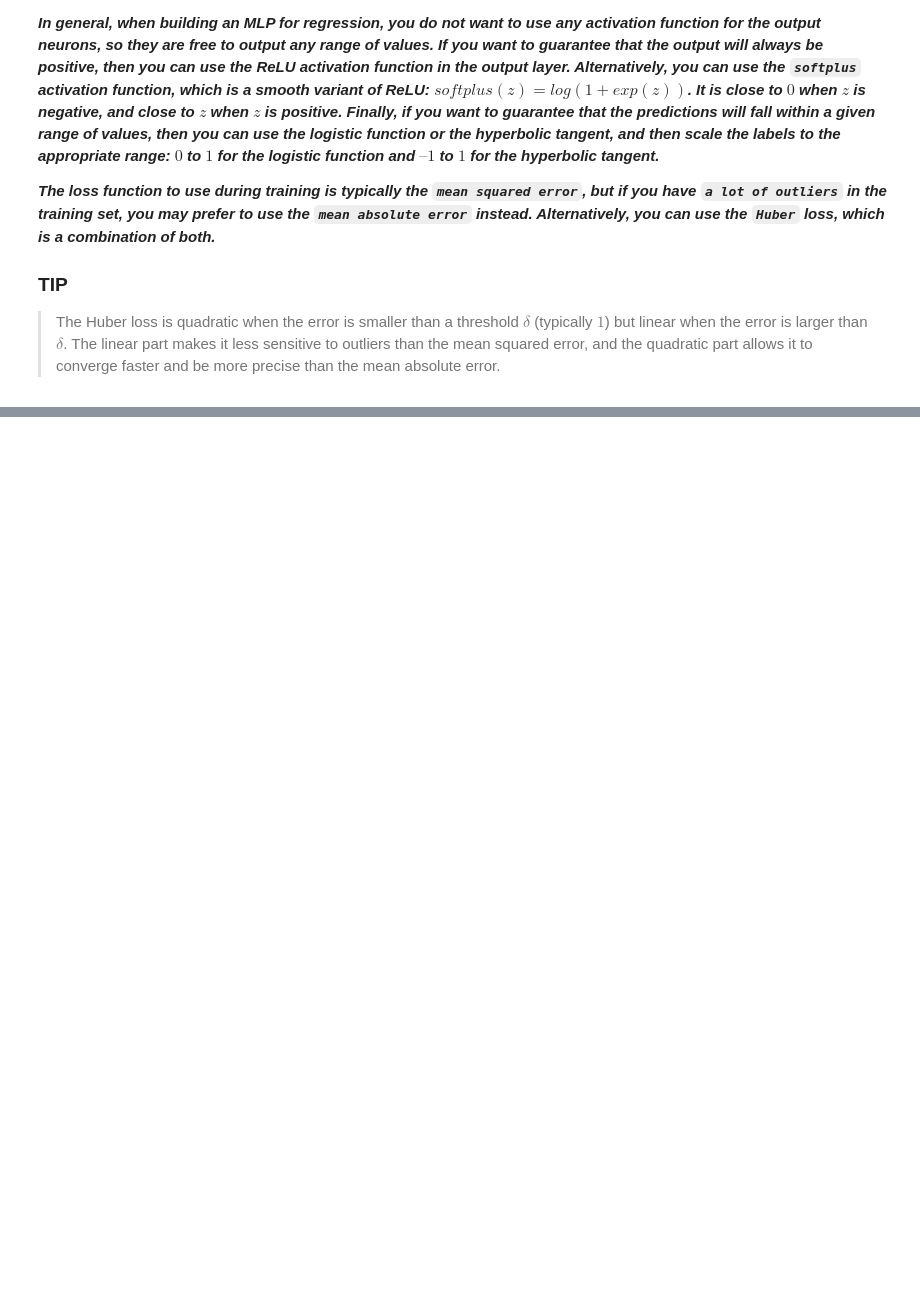
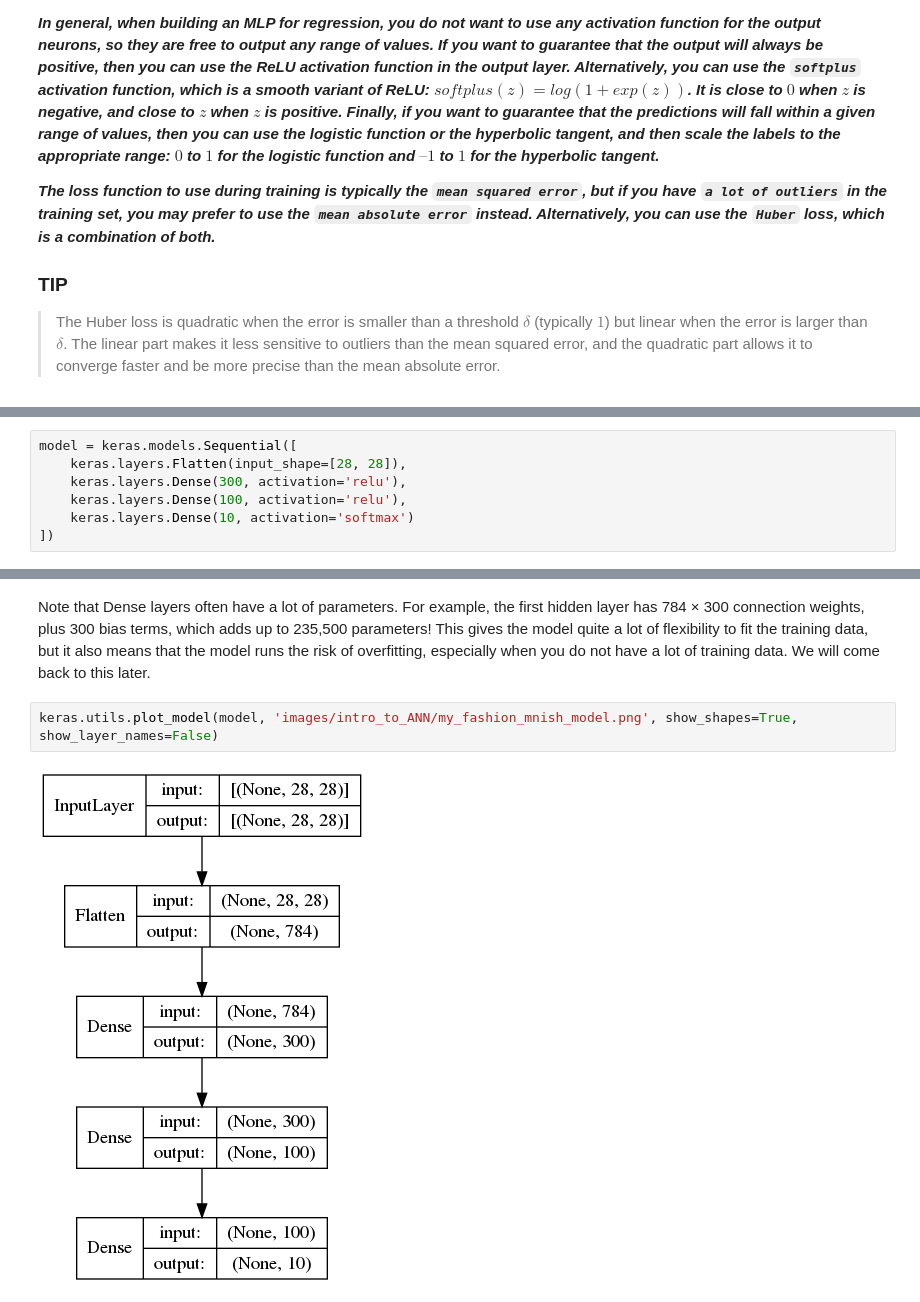
Before and after one commit to SachinGarg10/hands_on_ml_book_projects, a Jupyter notebook: ch10_Intro_to_ANN.ipynb, the cells around one changed output, grey strips where cells are left out. Cells and saved outputs as stored; diff of their text form; blank space fills up the shorter version.

```diff
--- a/ch10_Intro_to_ANN.ipynb
+++ b/ch10_Intro_to_ANN.ipynb
@@ -269,0 +430,7 @@ Regarding the loss function, since we are predicting probability distributions,
+# %%
+model = keras.models.Sequential([
+    keras.layers.Flatten(input_shape=[28, 28]),
+    keras.layers.Dense(300, activation='relu'),
+    keras.layers.Dense(100, activation='relu'),
+    keras.layers.Dense(10, activation='softmax')
+])
@@ -269,0 +458,6 @@ Regarding the loss function, since we are predicting probability distributions,
+# %% [markdown]
+Note that Dense layers often have a lot of parameters. For example, the first hidden layer has 784 × 300 connection weights, plus 300 bias terms, which adds up to 235,500 parameters! This gives the model quite a lot of flexibility to fit the training data, but it also means that the model runs the risk of overfitting, especially when you do not have a lot of training data. We will come back to this later.
+# %%
+keras.utils.plot_model(model, 'images/intro_to_ANN/my_fashion_mnish_model.png', show_shapes=True, show_layer_names=False)
+# %% [output]
+[figure, added]
```
Also changed, not shown: parts of 86 cells of this notebook.
